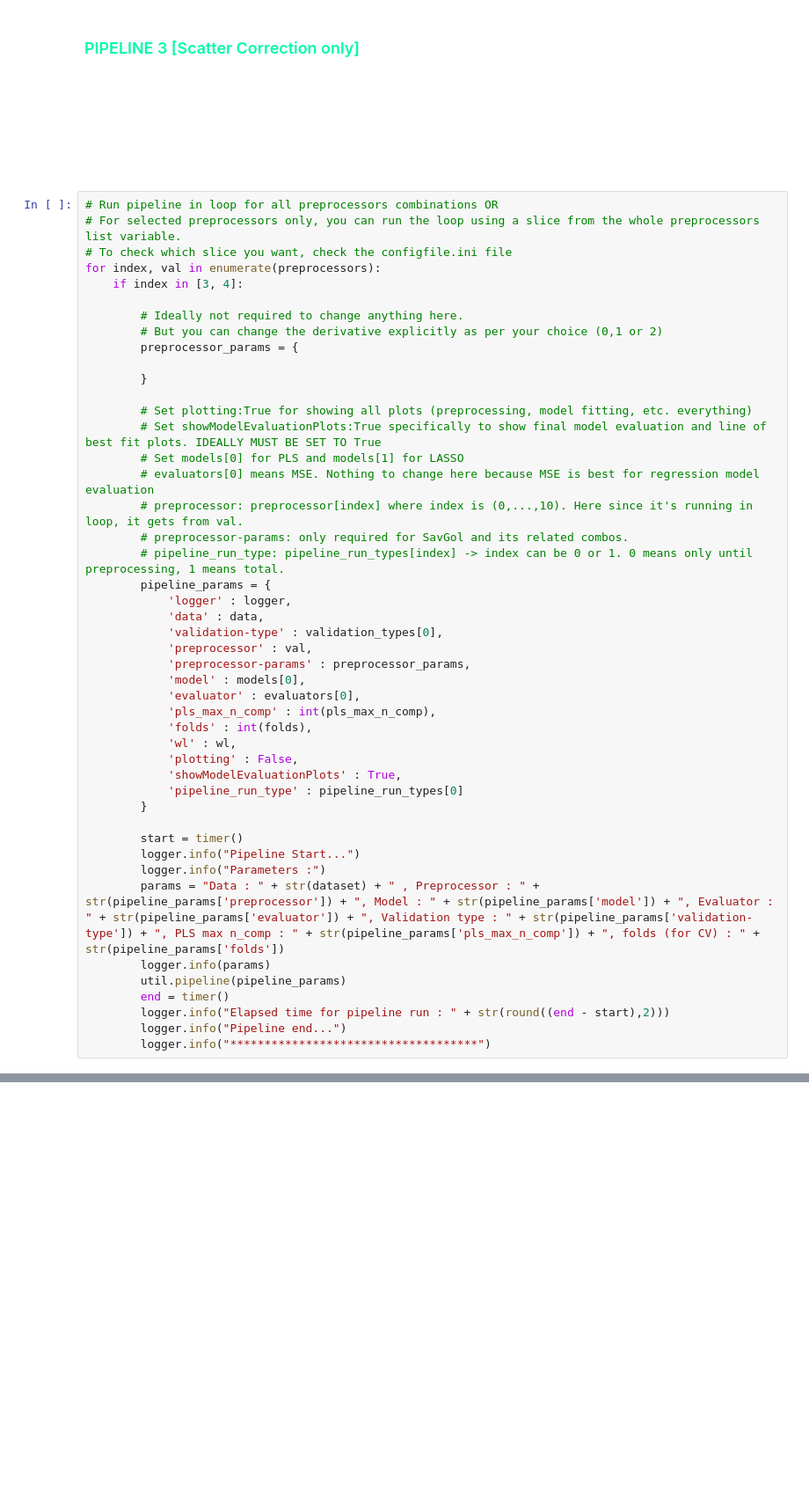
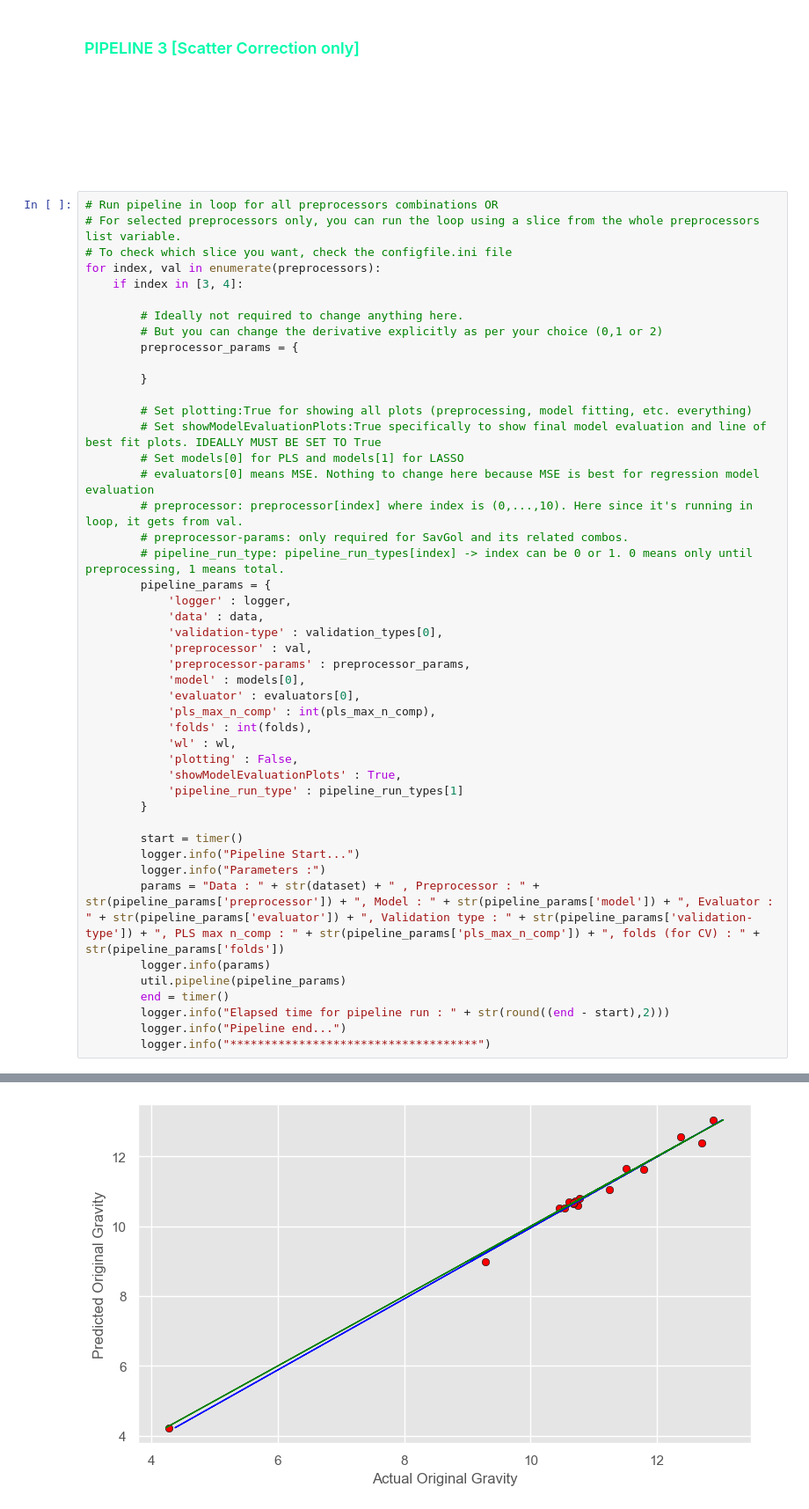
Before and after one commit to kaustav020189/nir-spectroscopy-thesis, a Jupyter notebook: BeerDataset_PLSR.ipynb, the cells around one changed output, grey strips where cells are left out. Shown at 88% size. Cells and saved outputs as stored; diff of their text form; blank space fills up the shorter version.

```diff
--- a/BeerDataset_PLSR.ipynb
+++ b/BeerDataset_PLSR.ipynb
@@ -301,7 +321,7 @@ for index, val in enumerate(preprocessors):
             'wl' : wl,
             'plotting' : False,
             'showModelEvaluationPlots' : True,
-            'pipeline_run_type' : pipeline_run_types[0]
+            'pipeline_run_type' : pipeline_run_types[1]
         }
 
         start = timer()
@@ -331,0 +348 @@ INFO ************************************
+[figure, added]
```
Also changed, not shown: parts of 2 cells of this notebook, 7 other files.
